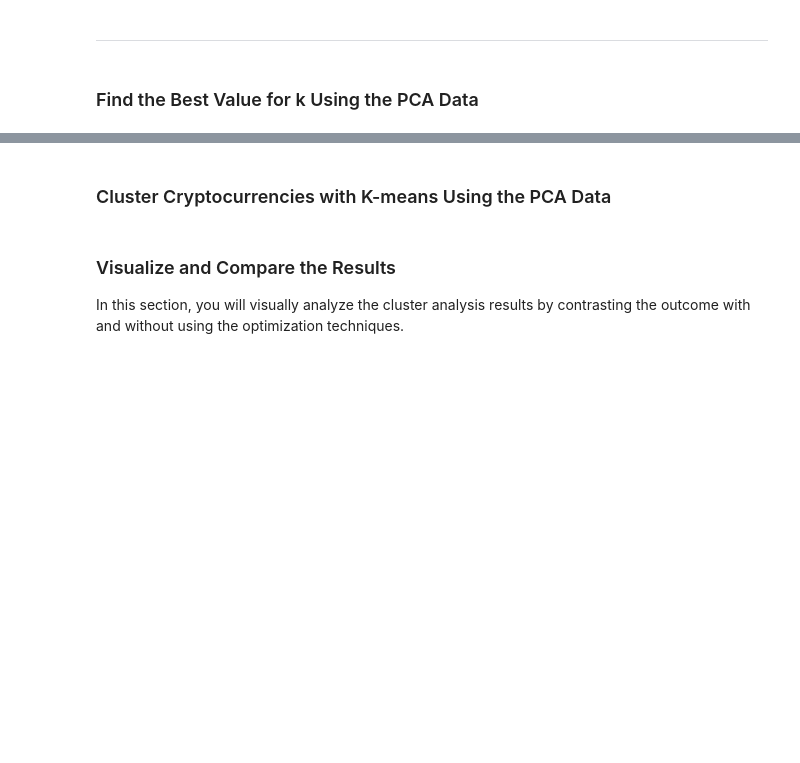
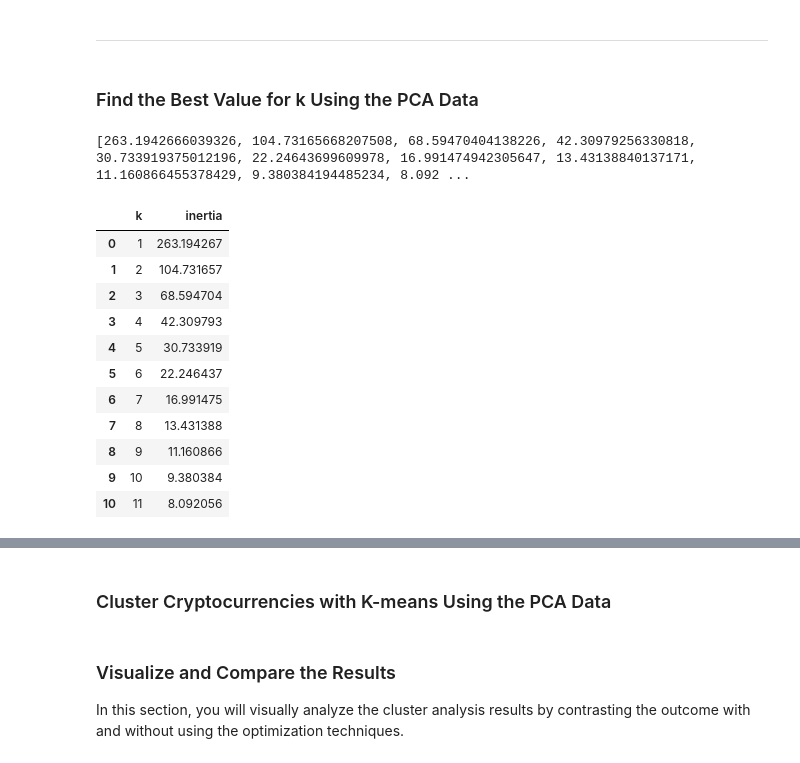
Before and after one commit to gmitt98/CryptoClustering, a Jupyter notebook: Crypto_Clustering_starter_code.ipynb, the cells around one changed output, grey strips where cells are left out. Drawn from its saved outputs; the diff is of its cells as text; code cells hidden in the pictures; blank space fills up the shorter version.

```diff
--- a/Crypto_Clustering_starter_code.ipynb
+++ b/Crypto_Clustering_starter_code.ipynb
@@ -296,10 +296,14 @@ sum(component_variance_ratio)
 
 # Creating a DataFrame with the PCA data
 
+df_pca_data = df_market_data_pca.copy()
+
 # Copy the crypto names from the original data
 
 
+
 # Set the coinid column as index
-
+df_pca_data.index = df_market_data.index
 
 # Display sample data
+df_pca_data.head(5)
@@ -309,19 +321,48 @@ sum(component_variance_ratio)
 ### Find the Best Value for k Using the PCA Data
 # %%
 # Create a list with the number of k-values from 1 to 11
+k_pca = list(range(1,12))
 # %%
 # Create an empty list to store the inertia values
-
+inertia_pca = []
 
 # Create a for loop to compute the inertia with each possible value of k
 # Inside the loop:
 # 1. Create a KMeans model using the loop counter for the n_clusters
 # 2. Fit the model to the data using `df_market_data_pca`
 # 3. Append the model.inertia_ to the inertia list
+for i in k_pca:
+    kmeans_model_pca = KMeans(n_clusters=i, random_state=42)
+    kmeans_model_pca.fit(df_pca_data)
+    inertia_pca.append(kmeans_model_pca.inertia_)
+
+# Display the inertia list
+print(inertia_pca)
+# %% [output]
+[263.1942666039326, 104.73165668207508, 68.59470404138226, 42.30979256330818, 30.733919375012196, 22.24643699609978, 16.991474942305647, 13.43138840137171, 11.160866455378429, 9.380384194485234, 8.092 ...
 # %%
 # Create a dictionary with the data to plot the Elbow curve
 
+elbow_dict_pca = {"k":k_pca,"inertia":inertia_pca}
 # Create a DataFrame with the data to plot the Elbow curve
+
+
+elbow_pca_df=pd.DataFrame(elbow_dict_pca)
+# %%
+elbow_pca_df
+# %% [output]
+|  | k | inertia |
+| 0 | 1 | 263.194267 |
+| 1 | 2 | 104.731657 |
+| 2 | 3 | 68.594704 |
+| 3 | 4 | 42.309793 |
+| 4 | 5 | 30.733919 |
+| 5 | 6 | 22.246437 |
+| 6 | 7 | 16.991475 |
+| 7 | 8 | 13.431388 |
+| 8 | 9 | 11.160866 |
+| 9 | 10 | 9.380384 |
+| 10 | 11 | 8.092056 |
 # %%
 # Plot a line chart with all the inertia values computed with
 # the different values of k to visually identify the optimal value for k.
```
Also changed, not shown: parts of 3 cells of this notebook.
